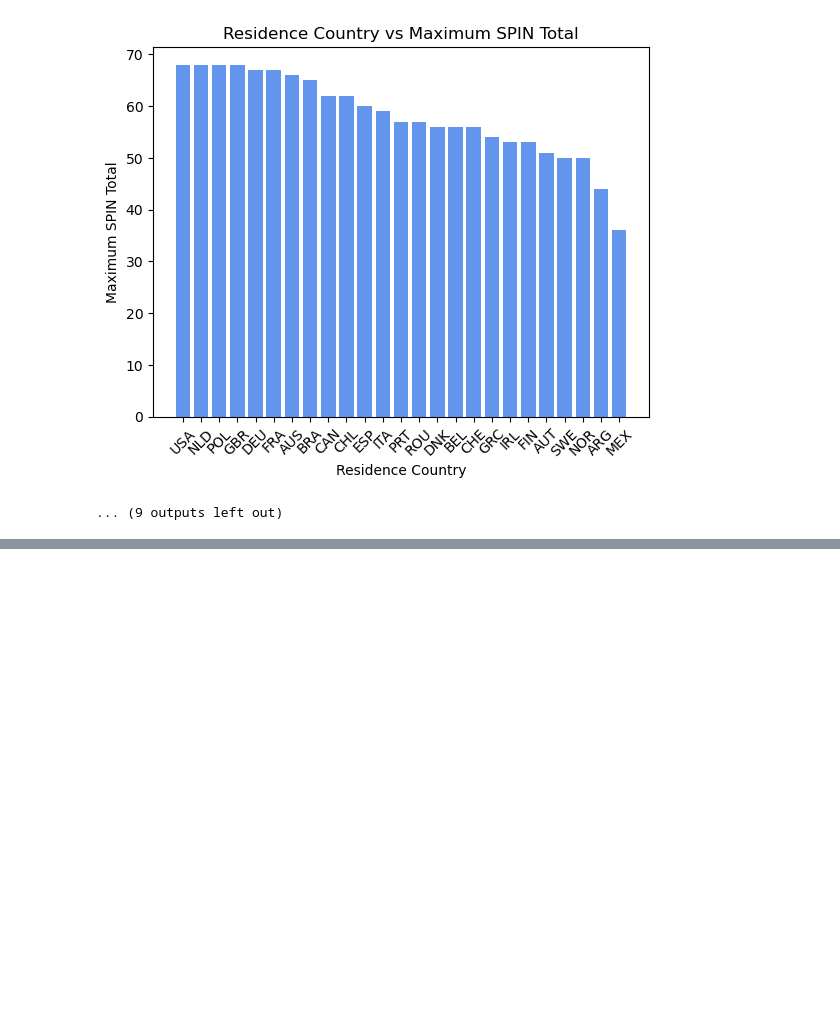
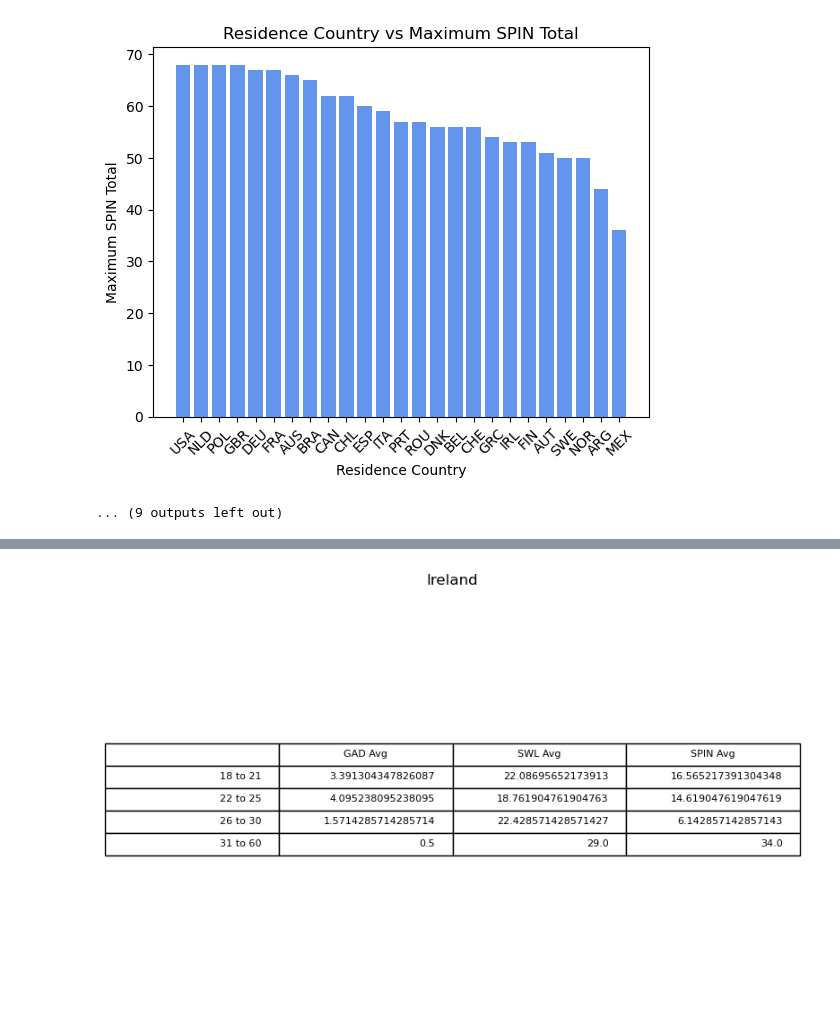
Before and after one commit to ComfyKoala/Project_1_Group_1, a Jupyter notebook: maribels_analysis/maribels_analysis.ipynb, the cells around one changed output, grey strips where cells are left out. Cells and saved outputs as stored; diff of their text form; code cells hidden in the pictures; blank space fills up the shorter version.

```diff
--- a/maribels_analysis/maribels_analysis.ipynb
+++ b/maribels_analysis/maribels_analysis.ipynb
@@ -458,0 +519,23 @@ for column in statsummary.columns:
+# %%
+filtered2=agegrouporder[agegrouporder['Residence']=='IRL']
+gad_mean2=filtered2.groupby("Age Group")["GAD Total"].mean()
+swl_mean2=filtered2.groupby("Age Group")["SWL Total"].mean()
+spin_mean2=filtered2.groupby("Age Group")["SPIN Total"].mean()
+
+irl_df=pd.DataFrame({"GAD Avg":gad_mean2,
+                     "SWL Avg":swl_mean2,
+                     "SPIN Avg":spin_mean2})
+
+
+fig,ax=plt.subplots(figsize=(3,4))
+ax.axis("off")
+row_labels=irl_df.index.tolist()
+irl_df.insert(0,'',row_labels)
+irl_df=ax.table(cellText=irl_df.values,colLabels=irl_df.columns,loc="center")
+irl_df.auto_set_font_size(False)
+irl_df.set_fontsize(8)
+plt.gcf().set_size_inches(10,6)
+plt.title("Ireland",loc="center")
+plt.savefig("ireland.pdf")
+# %% [output]
+[figure, added]
```
Also changed, not shown: parts of 3 cells of this notebook, 2 other files.
